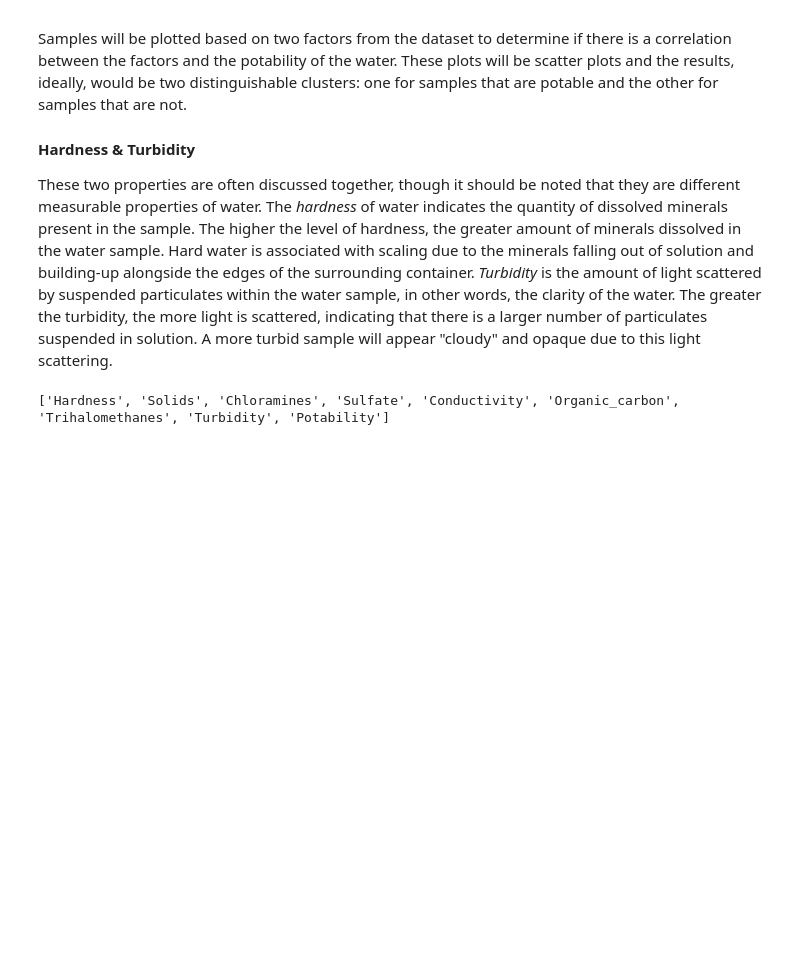
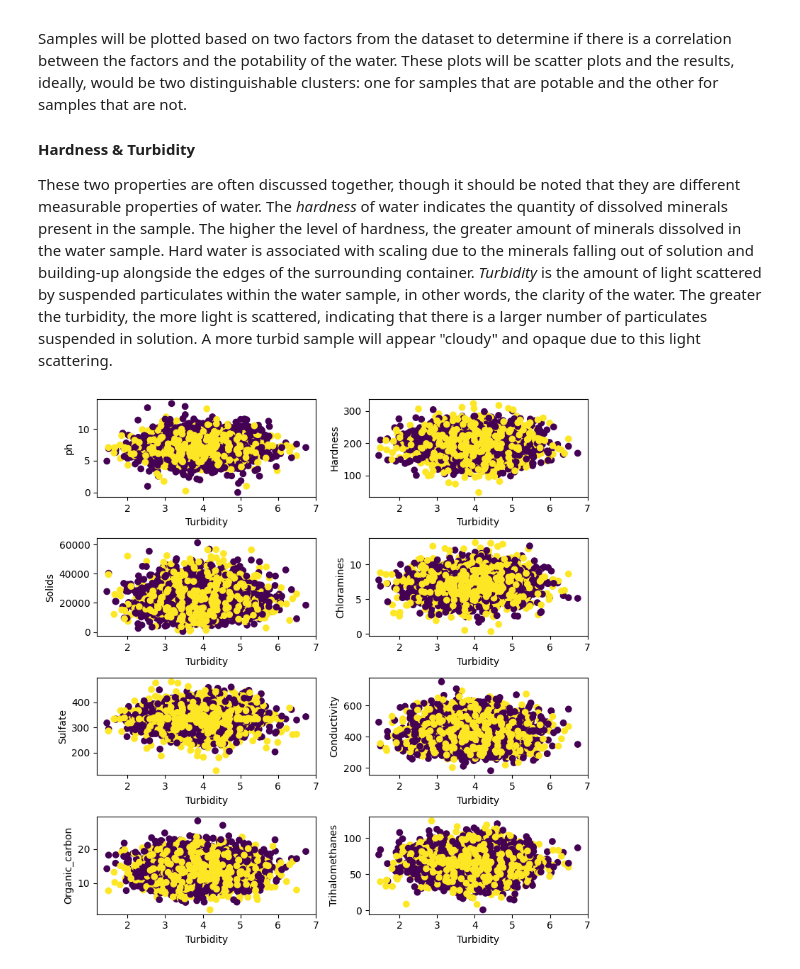
Before and after one commit to Ben3940/Water-Data-Pipeline, a Jupyter notebook: Pipeline.ipynb, the cells around one changed output. Drawn from its saved outputs; the diff is of its cells as text; code cells hidden in the pictures; blank space fills up the shorter version.

Commit message:
Created cell to show multiple subplots comparing parinings of factors to discover if there is a correlation between the pairing and potability of the water

```diff
--- a/Pipeline.ipynb
+++ b/Pipeline.ipynb
@@ -70,17 +70,23 @@ Samples will be plotted based on two factors from the dataset to determine if th
 
 These two properties are often discussed together, though it should be noted that they are different measurable properties of water.  The *hardness* of water indicates the quantity of dissolved minerals present in the sample.  The higher the level of hardness, the greater amount of minerals dissolved in the water sample.  Hard water is associated with scaling due to the minerals falling out of solution and building-up alongside the edges of the surrounding container.  *Turbidity* is the amount of light scattered by suspended particulates within the water sample, in other words, the clarity of the water.  The greater the turbidity, the more light is scattered, indicating that there is a larger number of particulates suspended in solution.  A more turbid sample will appear "cloudy" and opaque due to this light scattering.
 # %%
-focus_column = "ph"
-y_columns = [x for x in df.columns if x != focus_column]
-print(y_columns)
+import math
+# (sulfate, ph)
+focus_column = "Turbidity"
+y_columns = [x for x in df.columns if (x != focus_column and x != "Potability")]
 
-for y_column in y_columns:
+fig, ax = plt.subplots(nrows=4, ncols=2, figsize=(8, 8))
+
+for idx, y_column in enumerate(y_columns):
+    row_pos = math.floor(idx / 2)
+    col_pos = idx % 2
     x = df[focus_column]
     y = df[y_column]
 
-    plt.scatter(x, y, c=df["Potability"])
-    plt.xlabel(focus_column)
-    plt.ylabel(y_column)
-# plt.show()
+    ax[row_pos, col_pos].scatter(x, y, c=df["Potability"])
+    ax[row_pos, col_pos].set_xlabel(focus_column)
+    ax[row_pos, col_pos].set_ylabel(y_column)
+plt.tight_layout()
+plt.show()
 # %% [output]
-['Hardness', 'Solids', 'Chloramines', 'Sulfate', 'Conductivity', 'Organic_carbon', 'Trihalomethanes', 'Turbidity', 'Potability']
+[figure, added]
```
